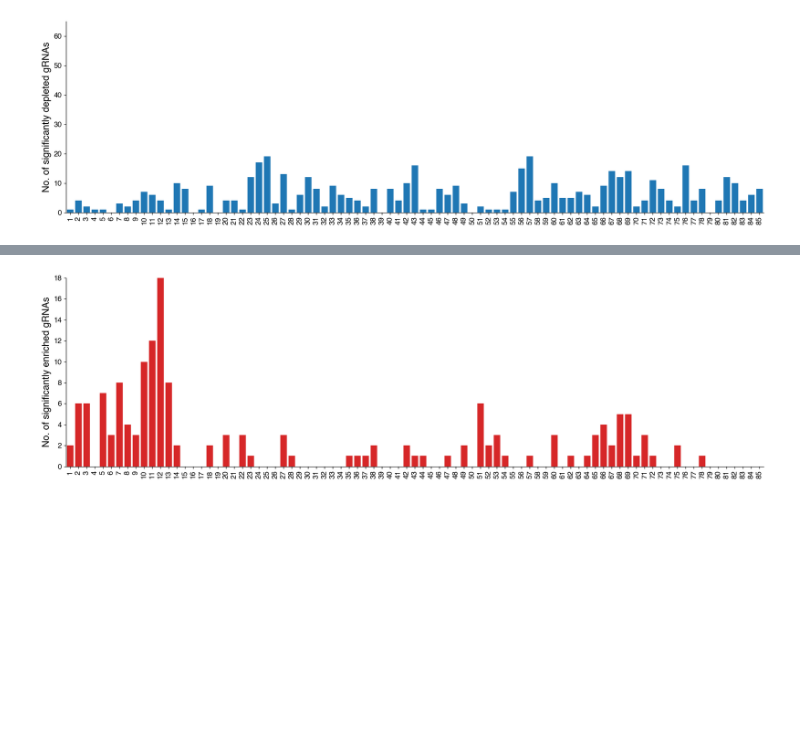
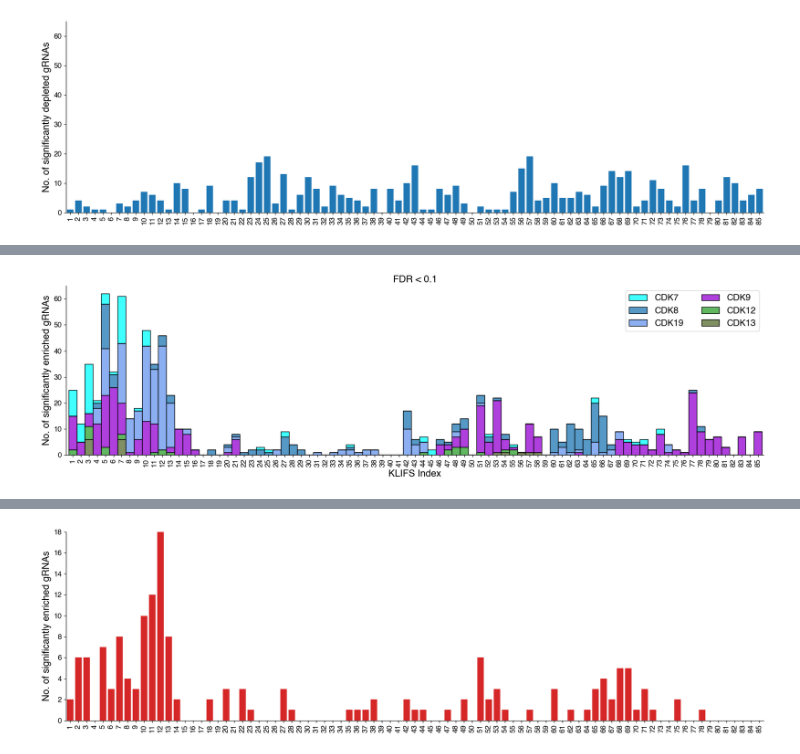
Before and after one commit to samgould2/CDK-BE-mutagenesis, a Jupyter notebook: notebooks/09_analysis_and_viz/KLIFS_fingerprints.ipynb, the cells around one changed output, grey strips where cells are left out. Cells and saved outputs as stored; diff of their text form; code cells hidden in the pictures; blank space fills up the shorter version.

```diff
--- a/notebooks/09_analysis_and_viz/KLIFS_fingerprints.ipynb
+++ b/notebooks/09_analysis_and_viz/KLIFS_fingerprints.ipynb
@@ -570,3 +631,14 @@ fig.tight_layout()
 #fig.savefig('../../figures/sig_down_KLIFS.pdf', transparent=True)
 # %% [output]
 [figure]
+# %%
+sub1 = comb_up2 + comb_up3
+
+sub2 = comb_up1.rename(columns = {'CDK12_num_sig_up':'CDK12', 'CDK13_num_sig_up':'CDK13'})
+sub1 = sub1.rename(columns = {'CDK7_num_sig_up':'CDK7', 'CDK8_num_sig_up':'CDK8', 'CDK9_num_sig_up':'CDK9', 'CDK19_num_sig_up':'CDK19'})
+
+combined1 = pd.concat((sub1, sub2), axis=1)
+combined1['KLIFS Index'] = list(range(1,86))
+melted = pd.melt(combined1, id_vars='KLIFS Index')
+
+melted
@@ -572,0 +659,37 @@ fig.tight_layout()
+# %%
+fig, ax = plt.subplots(figsize=(17,5))
+
+color_dict = {'CDK7':'cyan',
+              'CDK8':'tab:blue',
+              'CDK19':'cornflowerblue',
+              'CDK9':'darkviolet',
+              'CDK12':'tab:green',
+              'CDK13':'darkolivegreen'}
+
+palette = list(color_dict.values())
+
+hue_order = list(color_dict.keys())
+
+sns.histplot(data = melted, bins = np.linspace(1,85,85), x = 'KLIFS Index',  ax=ax, weights='value', hue='variable', multiple='stack',discrete=True, legend=True, palette=palette, hue_order=hue_order)
+#sns.stripplot(data = combined_klifs_edit, x = 'KLIFS Index', y='No. of gRNAs Targeting Codon', hue='Gene')
+
+
+sns.move_legend(ax, "upper right", fontsize=15, ncols=2, title='')
+
+ax.set_xlim(0.2,85.7)
+ax.set_ylabel('No. of significantly enriched gRNAs', fontsize=16)
+#ax.legend(fontsize=18)
+ax.spines[['right', 'top']].set_visible(False)
+ax.tick_params(axis='both', which='major', labelsize=12)
+ax.set_xticks(list(range(1,86)))
+ax.set_xticklabels(list(range(1,86)), rotation=90)
+ax.set_xlabel('KLIFS Index', fontsize=16)
+#ax.set_title(f'Observed Resistance Mutations (OncoKB R1 & R2) n= {sum(melt_plot["count"])}', fontsize=16)
+ax.set_ylim(0,65)
+ax.set_title(f'FDR < {FDR_cutoff}', fontsize=16)
+#sns.move_legend(ax, "center right")
+
+fig.tight_layout()
+#fig.savefig(f'../../figures/sig_up_FDR_{FDR_cutoff}_by_gene.pdf', transparent=True)
+# %% [output]
+[figure, added]
```
Also changed, not shown: parts of 23 cells of this notebook, 55 other files.
